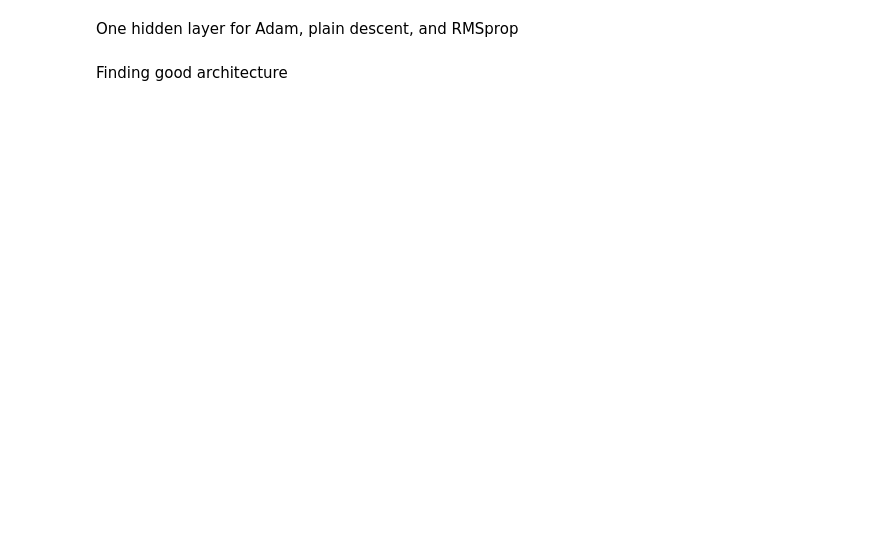
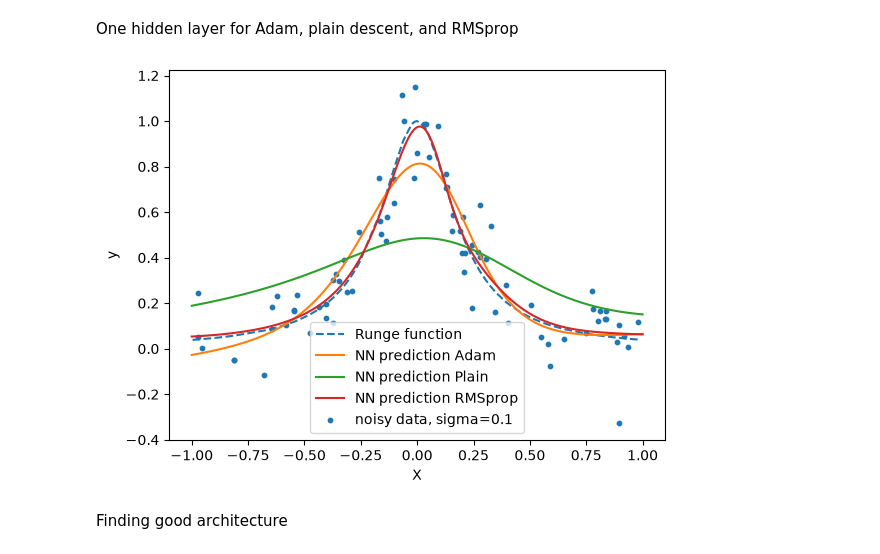
Before and after one commit to kevintannum/FYS-STK3155---Projects---UiO, a Jupyter notebook: Code/regression_runges.ipynb, the cells around one changed output. Cells and saved outputs as stored; diff of their text form; code cells hidden in the pictures; blank space fills up the shorter version.

```diff
--- a/Code/regression_runges.ipynb
+++ b/Code/regression_runges.ipynb
@@ -176,23 +199,48 @@ layers_RMSprop = train_sgd_RMSprop(
 # %%
 y_pred_adam = feed_forward(X_test, layers_adam, [sigmoid, lambda z: z])
 y_pred_plain = feed_forward(X_test, layers_plain, [sigmoid, lambda z: z])
 y_pred_RMSprop = feed_forward(X_test, layers_RMSprop, [sigmoid, lambda z: z])
 
 y_pred_unscaled_plain = y_pred_plain.flatten()*ytrain.std()+ytrain.mean()
 y_pred_unscaled_adam = y_pred_adam.flatten()*ytrain.std()+ytrain.mean()
 y_pred_unscaled_RMSprop = y_pred_RMSprop.flatten()*ytrain.std()+ytrain.mean()
 
+
+X_plot = np.linspace(-1.0, 1.0, 500).reshape(-1, 1)
+X_plot_scaled = (X_plot - Xtrain.mean(axis=0)) / Xtrain.std(axis=0)
+
+y_adam_plot = feed_forward(
+    X_plot_scaled,
+    layers_adam,
+    [sigmoid, lambda z: z]
+).flatten() * ytrain.std() + ytrain.mean()
+
+y_RMSprop_plot = feed_forward(
+    X_plot_scaled,
+    layers_RMSprop,
+    [sigmoid, lambda z: z]
+).flatten() * ytrain.std() + ytrain.mean()
+
+y_plain_plot = feed_forward(
+    X_plot_scaled,
+    layers_plain,
+    [sigmoid, lambda z: z]
+).flatten() * ytrain.std() + ytrain.mean()
+
+
 sort_idx = np.argsort(X_test.flatten())
 
 plt.plot(X, Yrunge, label="Runge function", linestyle="--")
-plt.plot(Xtest[sort_idx], y_pred_unscaled_adam[sort_idx], label="NN prediction Adam")
-plt.plot(Xtest[sort_idx], y_pred_unscaled_plain[sort_idx], label="NN prediction Plain")
-plt.plot(Xtest[sort_idx], y_pred_unscaled_RMSprop[sort_idx], label="NN prediction RMSprop")
+plt.plot(X_plot, y_adam_plot, label="NN prediction Adam")
+plt.plot(X_plot, y_plain_plot, label="NN prediction Plain")
+plt.plot(X_plot, y_RMSprop_plot, label="NN prediction RMSprop")
 plt.scatter(Xtrain, ytrain, s=10, label=f"noisy data, sigma={sigma}")
 plt.xlabel("X")
 plt.ylabel("y")
 plt.legend()
 plt.show()
+# %% [output]
+[figure, added]
 # %%
 MSE_plain = np.mean((y_pred_unscaled_plain - ytest)**2)
 MSE_adam = np.mean((y_pred_unscaled_adam - ytest)**2)
```
Also changed, not shown: parts of 11 cells of this notebook, 1 other file.
